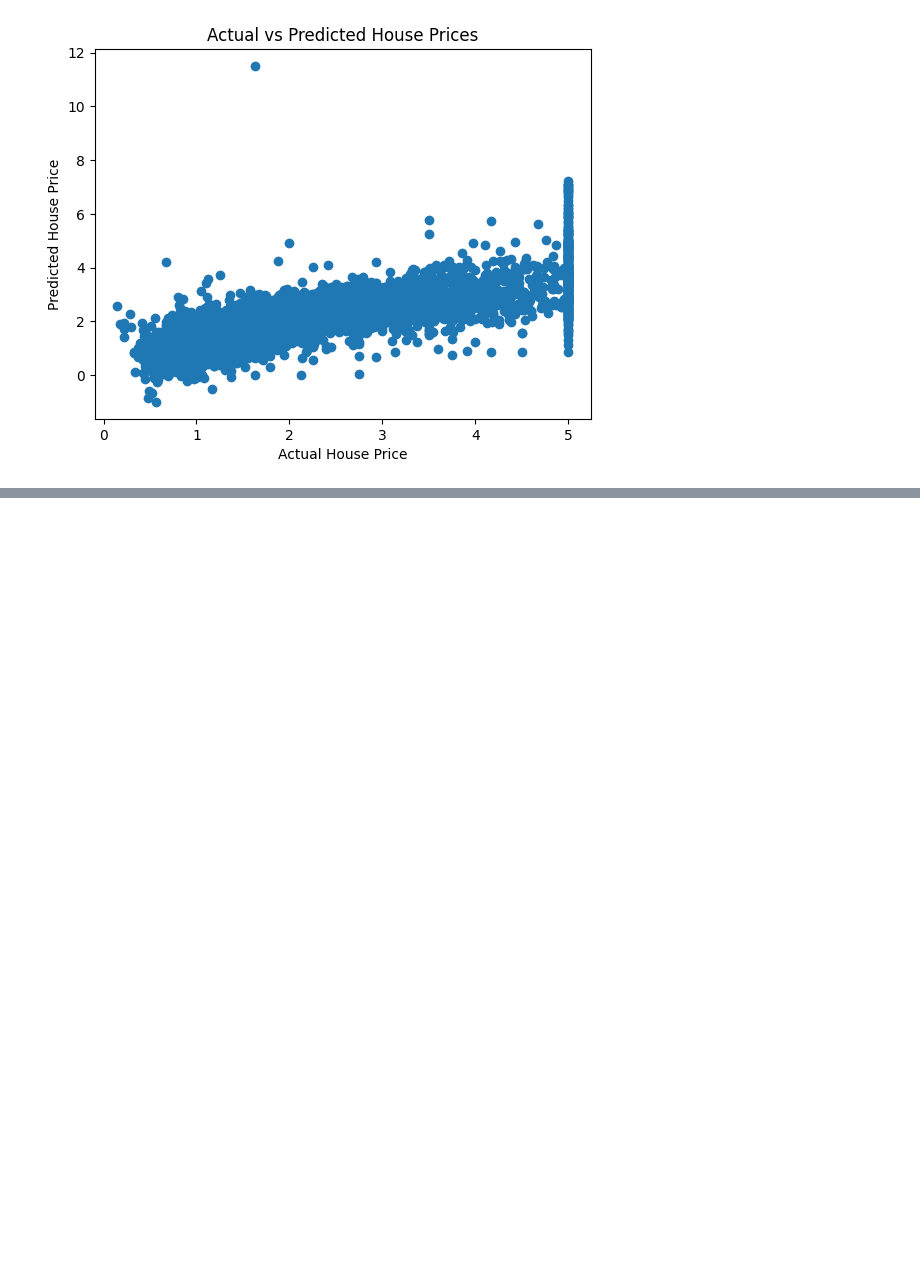
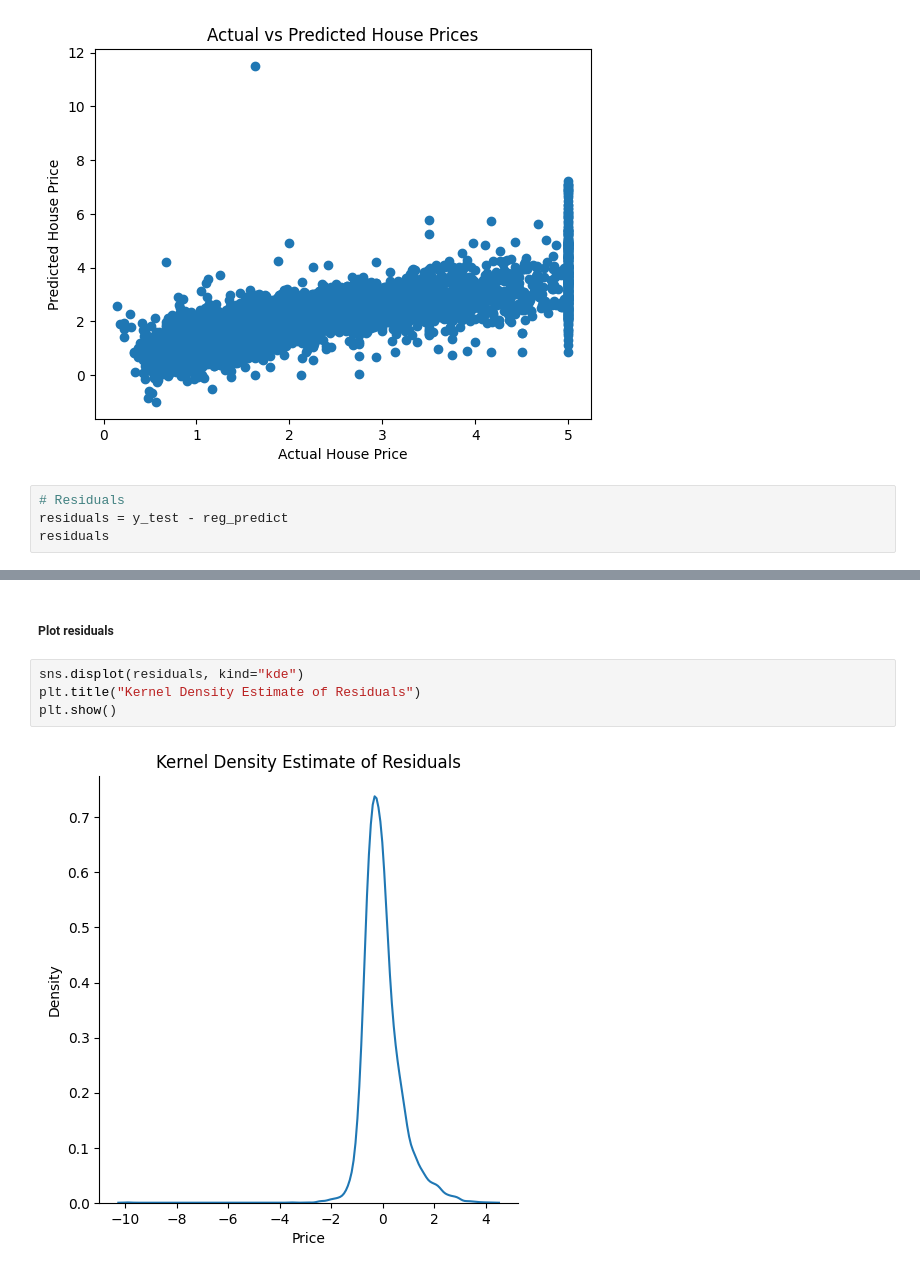
Before and after one commit to samwanyua/House-Pricing-Model-Machine-Learning-Project, a Jupyter notebook: Linear_regression.ipynb, the cells around one changed output, grey strips where cells are left out. Saved outputs shown, nothing was run; the diff lists cells and outputs as text; blank space fills up the shorter version.

Commit message:
Plot residuals

```diff
--- a/Linear_regression.ipynb
+++ b/Linear_regression.ipynb
@@ -384,3 +384,7 @@ plt.ylabel("Predicted House Price")
 plt.show()
 # %% [output]
 [figure]
+# %%
+# Residuals
+residuals = y_test - reg_predict
+residuals
@@ -386,0 +404,8 @@ plt.show()
+# %% [markdown]
+##### Plot residuals
+# %%
+sns.displot(residuals, kind="kde")
+plt.title("Kernel Density Estimate of Residuals")
+plt.show()
+# %% [output]
+[figure, added]
```
Also changed, not shown: parts of 1 cell of this notebook.
